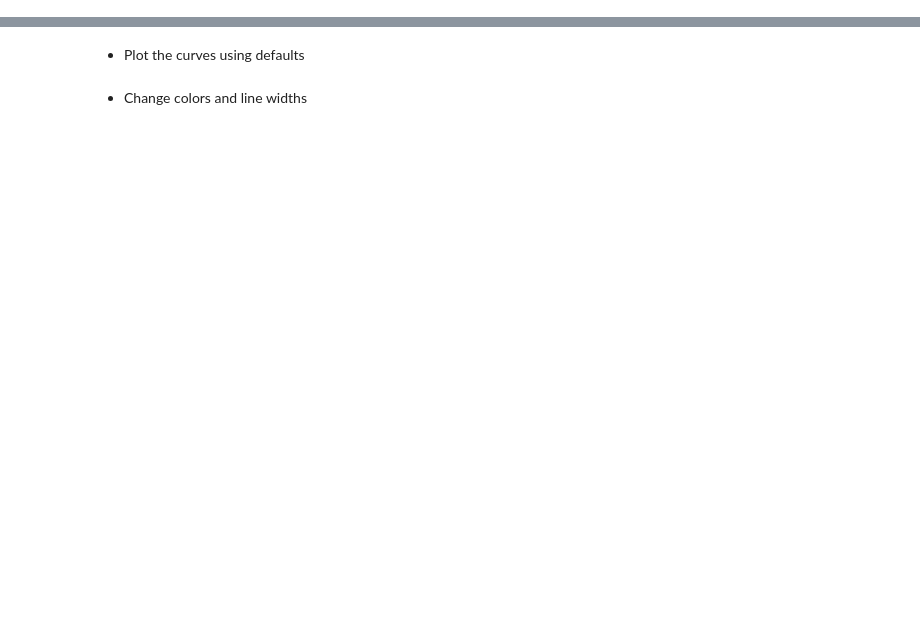
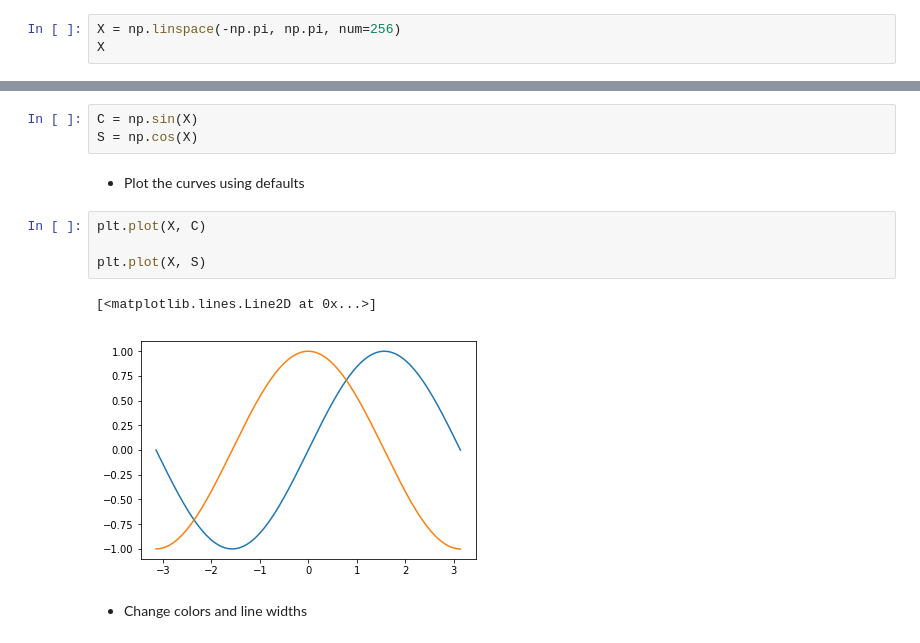
Before and after one commit to TrisKast/DataScience-Bioinformatics, a Jupyter notebook: notebooks/Day1_Visualization.ipynb, the cells around one changed output, grey strips where cells are left out. Cells and saved outputs as stored; diff of their text form; blank space fills up the shorter version.

```diff
--- a/notebooks/Day1_Visualization.ipynb
+++ b/notebooks/Day1_Visualization.ipynb
@@ -14,3 +19,6 @@ based on http://www.labri.fr/perso/nrougier/teaching/matplotlib/
 ### A Simple Sine/Cosine plot
 # %% [markdown]
 - Create a numpy array X with 256 values ranging from -Pi to +Pi
+# %%
+X = np.linspace(-np.pi, np.pi, num=256)
+X
@@ -17,6 +43,16 @@ based on http://www.labri.fr/perso/nrougier/teaching/matplotlib/
 # %% [markdown]
 - Create two arrays C,S with values for the sine/cosine of X
+# %%
+C = np.sin(X)
+S = np.cos(X)
 # %% [markdown]
 - Plot the curves using defaults
+# %%
+plt.plot(X, C)
+
+plt.plot(X, S)
+# %% [output]
+[<matplotlib.lines.Line2D at 0x...>]
+[figure, added]
 # %% [markdown]
 - Change colors and line widths
```
Also changed, not shown: parts of 6 cells of this notebook, 1 other file.
